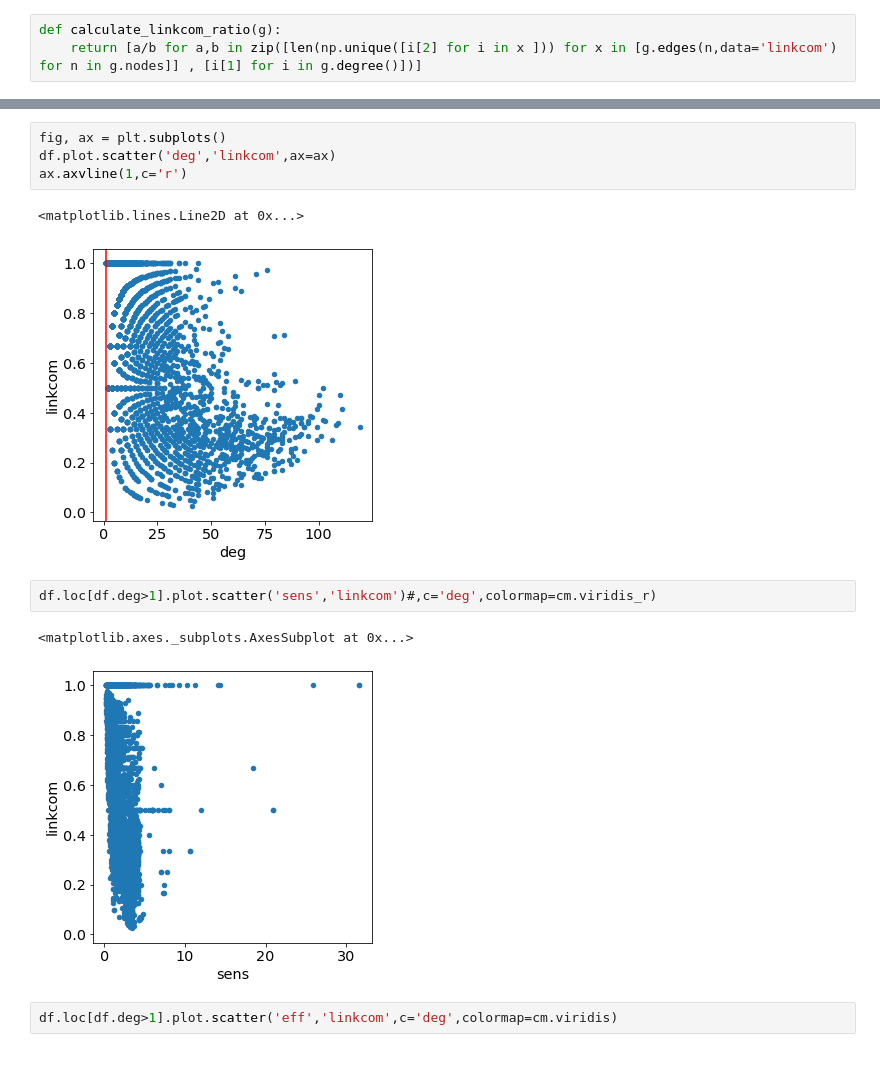
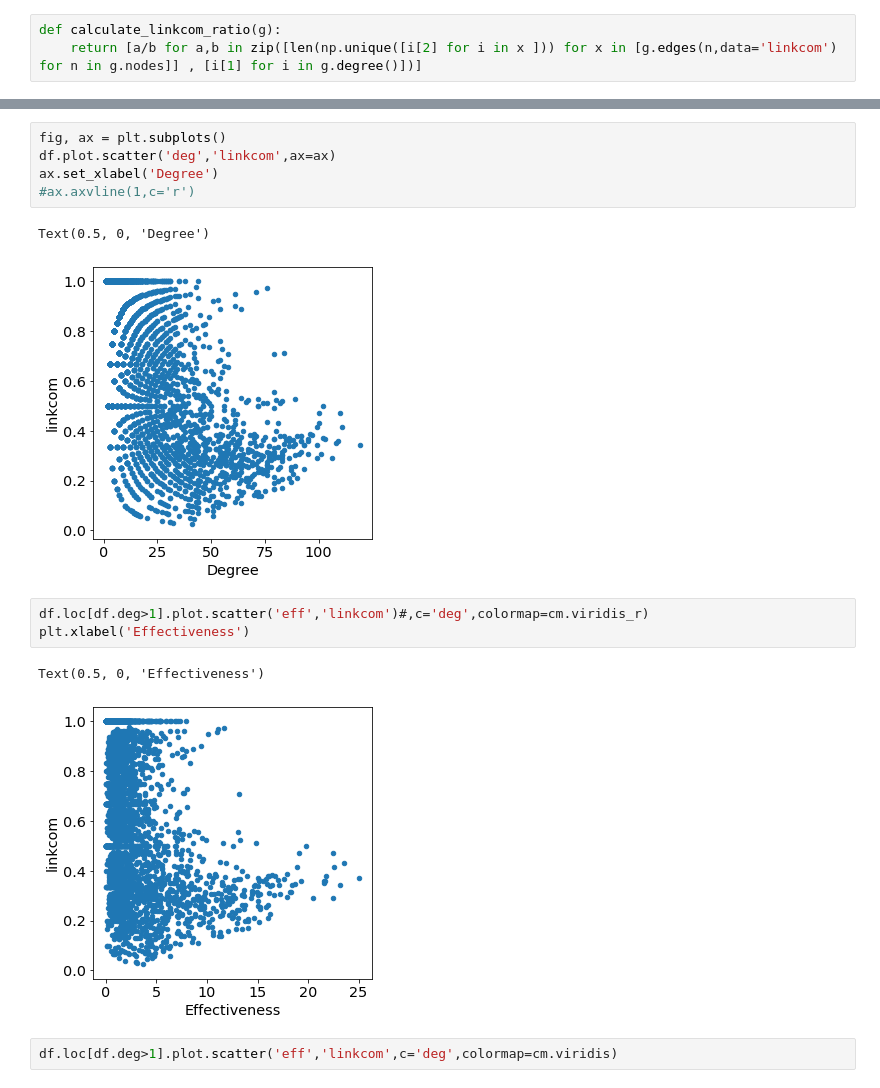
Before and after one commit to oacar/enm_package, a Jupyter notebook: notebooks/09-linkclustering-08242020.ipynb, the cells around one changed output, grey strips where cells are left out. Cells and saved outputs as stored; diff of their text form.

```diff
--- a/notebooks/09-linkclustering-08242020.ipynb
+++ b/notebooks/09-linkclustering-08242020.ipynb
@@ -68,15 +61,17 @@ Name: linkcom, Length: 5183, dtype: bool
 # %%
 fig, ax = plt.subplots()
 df.plot.scatter('deg','linkcom',ax=ax)
-ax.axvline(1,c='r')
+ax.set_xlabel('Degree')
+#ax.axvline(1,c='r')
 # %% [output]
-<matplotlib.lines.Line2D at 0x...>
+Text(0.5, 0, 'Degree')
-[figure, old version]
+[figure, new version]
 # %%
-df.loc[df.deg>1].plot.scatter('sens','linkcom')#,c='deg',colormap=cm.viridis_r)
+df.loc[df.deg>1].plot.scatter('eff','linkcom')#,c='deg',colormap=cm.viridis_r)
+plt.xlabel('Effectiveness')
 # %% [output]
-<matplotlib.axes._subplots.AxesSubplot at 0x...>
+Text(0.5, 0, 'Effectiveness')
-[figure, old version]
+[figure, new version]
 # %%
 df.loc[df.deg>1].plot.scatter('eff','linkcom',c='deg',colormap=cm.viridis)
 # %% [output]
```
Also changed, not shown: parts of 7 cells of this notebook, 17 other files.
